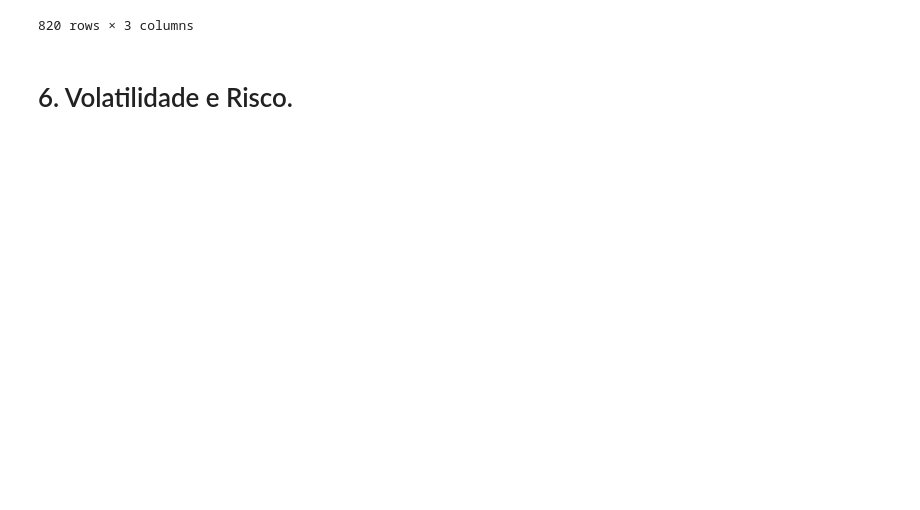
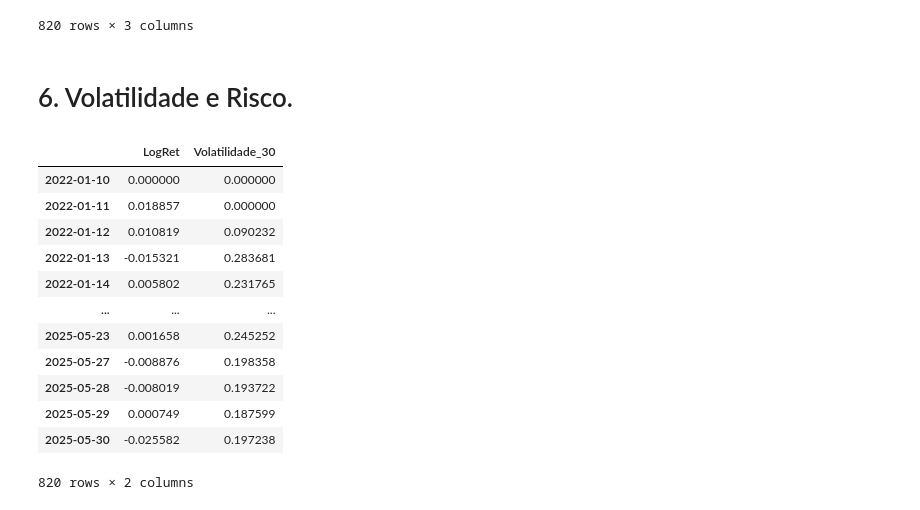
Before and after one commit to DanielCFigueira/Projeto_Predicao_VALE3, a Jupyter notebook: Analise_E_Previsão_das_Acoes_VALE3.ipynb, the cells around one changed output. Cells and saved outputs as stored; diff of their text form; code cells hidden in the pictures; blank space fills up the shorter version.

```diff
--- a/Analise_E_Previsão_das_Acoes_VALE3.ipynb
+++ b/Analise_E_Previsão_das_Acoes_VALE3.ipynb
@@ -276,3 +277,30 @@ df[['Banda_Media', 'Banda_Superior', 'Banda_Inferior']]
 820 rows × 3 columns
 # %% [markdown]
 # 6. Volatilidade e Risco.
+# %%
+# Retorno logarítmico diário:
+df['LogRet'] = np.log(df['Close_VALE3'] / df['Close_VALE3'].shift(1))
+
+# Volatilidade histórica em janelas móveis:
+window = 30
+df[f'Volatilidade_{window}'] = df['LogRet'].rolling(window=window, min_periods=1).std() * np.sqrt(252)
+
+# Tratando valores NaN:
+df['Volatilidade_30'].fillna(0, inplace=True)
+df['LogRet'].fillna(0, inplace=True)
+
+df[['LogRet','Volatilidade_30']]
+# %% [output]
+|  | LogRet | Volatilidade_30 |
+| 2022-01-10 | 0.000000 | 0.000000 |
+| 2022-01-11 | 0.018857 | 0.000000 |
+| 2022-01-12 | 0.010819 | 0.090232 |
+| 2022-01-13 | -0.015321 | 0.283681 |
+| 2022-01-14 | 0.005802 | 0.231765 |
+| ... | ... | ... |
+| 2025-05-23 | 0.001658 | 0.245252 |
+| 2025-05-27 | -0.008876 | 0.198358 |
+| 2025-05-28 | -0.008019 | 0.193722 |
+| 2025-05-29 | 0.000749 | 0.187599 |
+| 2025-05-30 | -0.025582 | 0.197238 |
+820 rows × 2 columns
```
Also changed, not shown: parts of 17 cells of this notebook, 1 other file.
